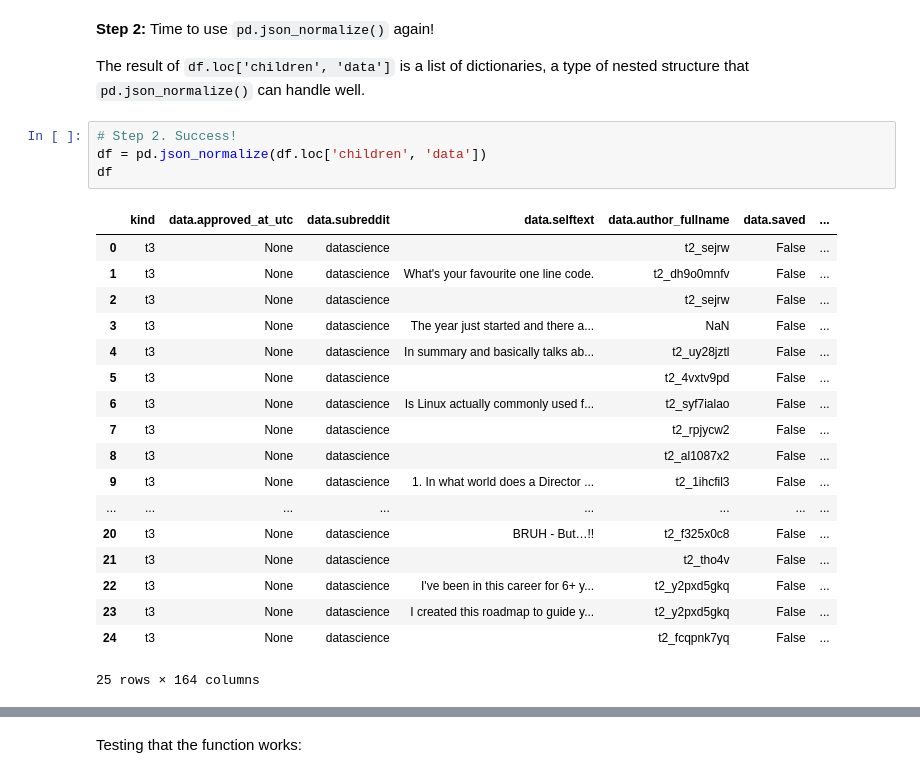
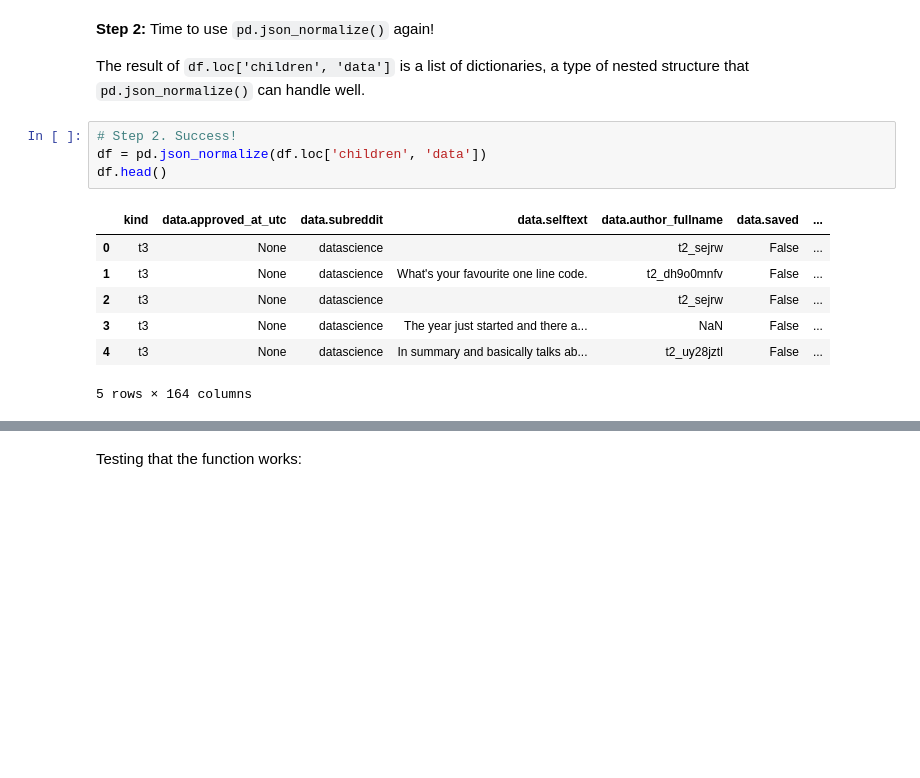
Before and after one commit to zoe-e-thomas/ds105a-2024, a Jupyter notebook: notebooks/W08-Lecture-NB01-API-with-credentials.ipynb, the cells around one changed output, grey strips where cells are left out. Drawn from its saved outputs; the diff is of its cells as text; blank space fills up the shorter version.

```diff
--- a/notebooks/W08-Lecture-NB01-API-with-credentials.ipynb
+++ b/notebooks/W08-Lecture-NB01-API-with-credentials.ipynb
@@ -331,23 +281,12 @@ The result of `df.loc['children', 'data']` is a list of dictionaries, a type of
 # %%
 # Step 2. Success!
 df = pd.json_normalize(df.loc['children', 'data'])
-df
+df.head()
 # %% [output]
 |  | kind | data.approved_at_utc | data.subreddit | data.selftext | data.author_fullname | data.saved | ... |
 | 0 | t3 | None | datascience |  | t2_sejrw | False | ... |
 | 1 | t3 | None | datascience | What's your favourite one line code. | t2_dh9o0mnfv | False | ... |
 | 2 | t3 | None | datascience |  | t2_sejrw | False | ... |
 | 3 | t3 | None | datascience | The year just started and there a... | NaN | False | ... |
 | 4 | t3 | None | datascience | In summary and basically talks ab... | t2_uy28jztl | False | ... |
-| 5 | t3 | None | datascience |  | t2_4vxtv9pd | False | ... |
-| 6 | t3 | None | datascience | Is Linux actually commonly used f... | t2_syf7ialao | False | ... |
-| 7 | t3 | None | datascience |  | t2_rpjycw2 | False | ... |
-| 8 | t3 | None | datascience |  | t2_al1087x2 | False | ... |
-| 9 | t3 | None | datascience | 1. In what world does a Director ... | t2_1ihcfil3 | False | ... |
-| ... | ... | ... | ... | ... | ... | ... | ... |
-| 20 | t3 | None | datascience | BRUH - But…!! | t2_f325x0c8 | False | ... |
-| 21 | t3 | None | datascience |  | t2_tho4v | False | ... |
-| 22 | t3 | None | datascience | I've been in this career for 6+ y... | t2_y2pxd5gkq | False | ... |
-| 23 | t3 | None | datascience | I created this roadmap to guide y... | t2_y2pxd5gkq | False | ... |
-| 24 | t3 | None | datascience |  | t2_fcqpnk7yq | False | ... |
-25 rows × 164 columns
+5 rows × 164 columns
```
Also changed, not shown: parts of 45 cells of this notebook, 3 other files.
